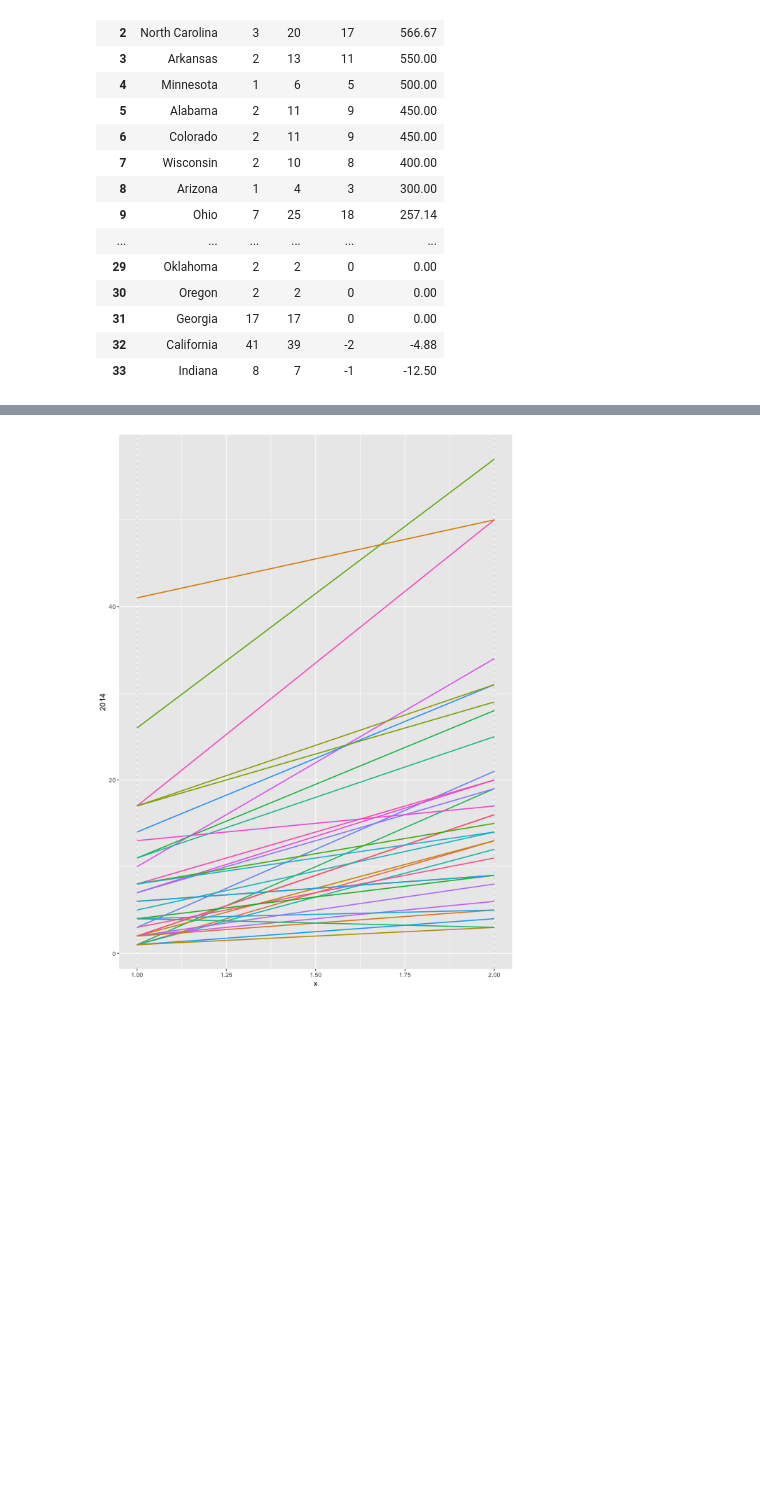
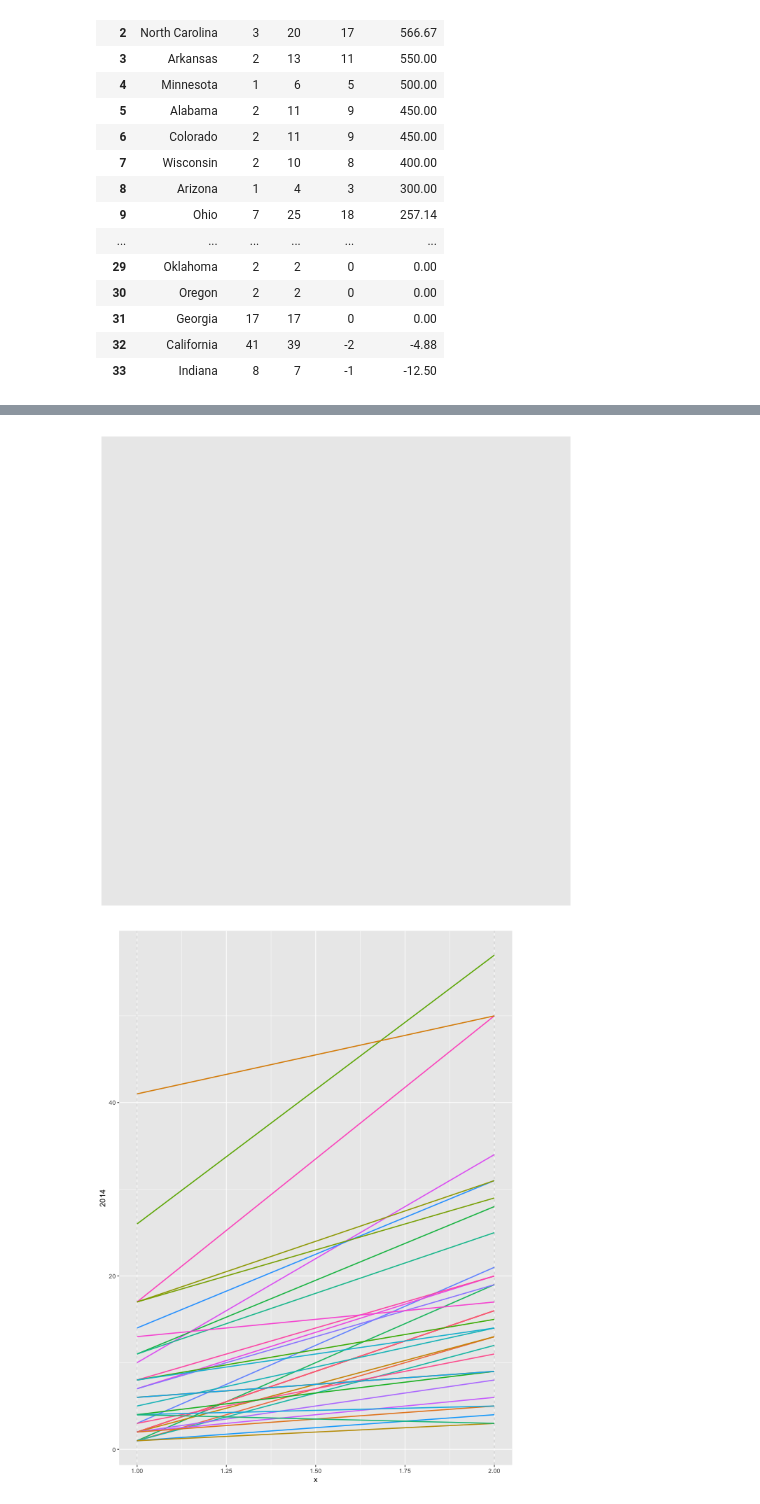
Before and after one commit to poojachaudhuri/project-2, a Jupyter notebook: plotting.ipynb, the cells around one changed output, grey strips where cells are left out. Saved outputs shown, nothing was run; the diff lists cells and outputs as text; code cells hidden in the pictures; blank space fills up the shorter version.

```diff
--- a/plotting.ipynb
+++ b/plotting.ipynb
@@ -786,5 +933,6 @@ df_suicide
 | 32 | Indiana | 8 | 7 | -1 | -12.50 | 8.0 | 9.0 |
 # %%
 
-df_change_cleaned.sort_values(by='pop_2022', ascending=True, inplace=True)
-df_change_cleaned.reset_index(drop=True, inplace=True)
+df_suicide.sort_values(by='perc_change', ascending=False, inplace=True)
+df_suicide.reset_index(drop=True, inplace=True)
+df_suicide
@@ -791,3 +968,11 @@ df_change_cleaned.reset_index(drop=True, inplace=True)
+# %%
+%%R -i df_suicide
+
+# read the data into
+
+ggplot(df_suicide)
+# %% [output]
+[figure, added]
 # %%
 %%R -i df_change -h 800 -w 600
 
```
Also changed, not shown: parts of 22 cells of this notebook, 9 other files.
